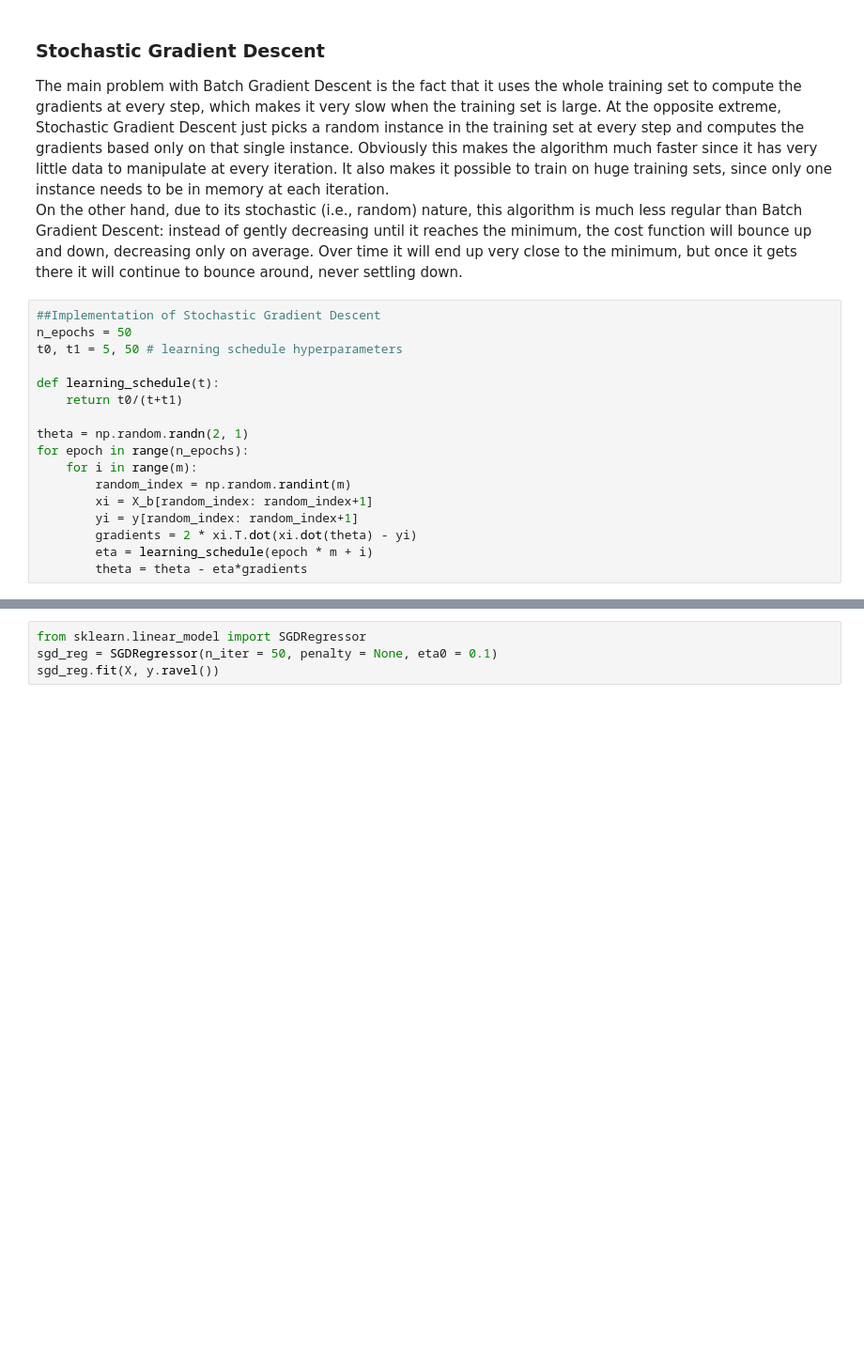
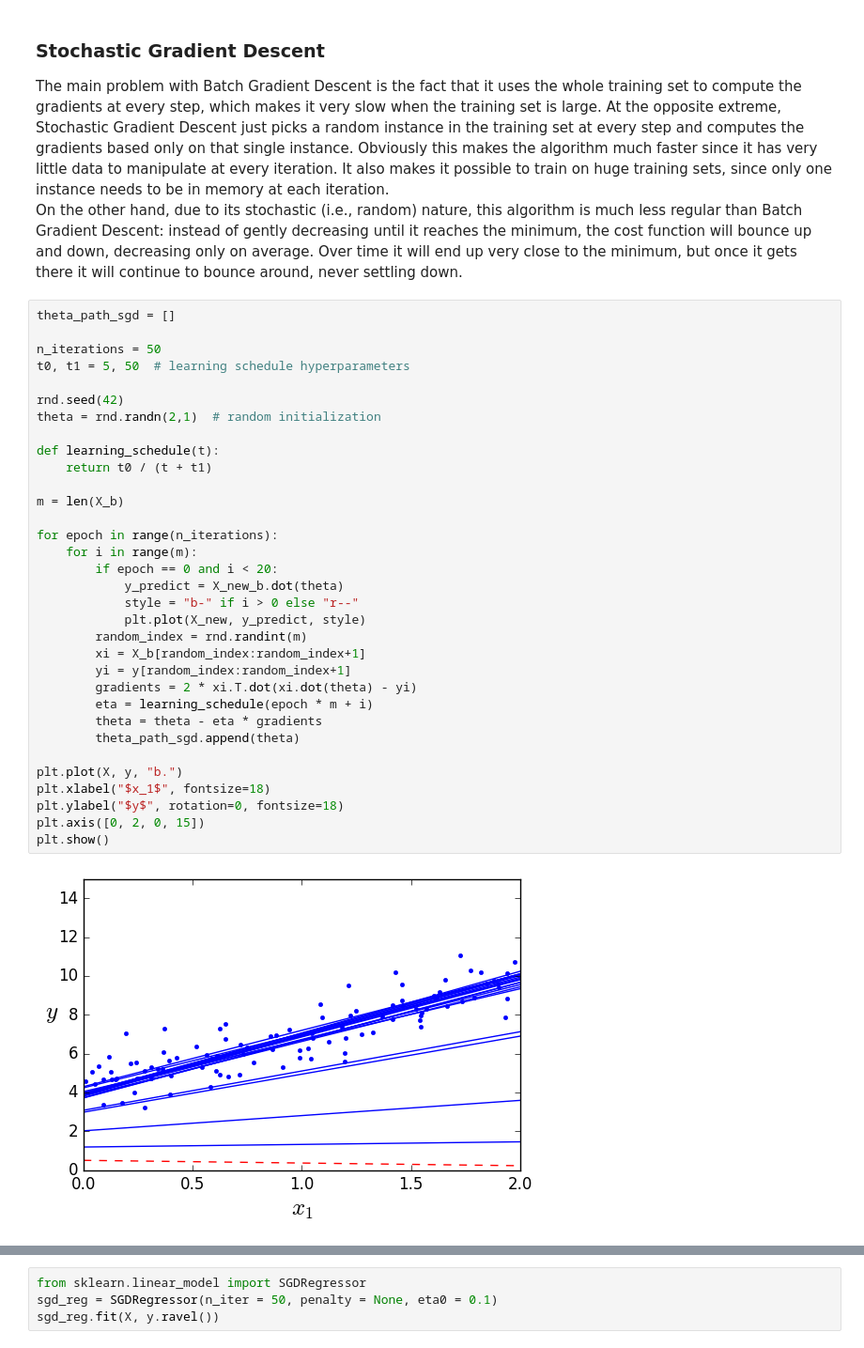
Before and after one commit to amitanalyste/machine-learning-master, a Jupyter notebook: TrainingModels.ipynb, the cells around one changed output, grey strips where cells are left out. Shown at 94% size. Drawn from its saved outputs; the diff is of its cells as text; blank space fills up the shorter version.

```diff
--- a/TrainingModels.ipynb
+++ b/TrainingModels.ipynb
@@ -103,22 +145,40 @@ array([[ 4.02232324],
 The main problem with Batch Gradient Descent is the fact that it uses the whole training set to compute the gradients at every step, which makes it very slow when the training set is large. At the opposite extreme, Stochastic Gradient Descent just picks a random instance in the training set at every step and computes the gradients based only on that single instance. Obviously this makes the algorithm much faster since it has very little data to manipulate at every iteration. It also makes it possible to train on huge training sets, since only one instance needs to be in memory at each iteration. <br>
 On the other hand, due to its stochastic (i.e., random) nature, this algorithm is much less regular than Batch Gradient Descent: instead of gently decreasing until it reaches the minimum, the cost function will bounce up and down, decreasing only on average. Over time it will end up very close to the minimum, but once it gets there it will continue to bounce around, never settling down.
 # %%
-##Implementation of Stochastic Gradient Descent
-n_epochs = 50
-t0, t1 = 5, 50 # learning schedule hyperparameters
+theta_path_sgd = []
+
+n_iterations = 50
+t0, t1 = 5, 50  # learning schedule hyperparameters
+
+rnd.seed(42)
+theta = rnd.randn(2,1)  # random initialization
 
 def learning_schedule(t):
-    return t0/(t+t1)
+    return t0 / (t + t1)
 
-theta = np.random.randn(2, 1)
-for epoch in range(n_epochs):
+m = len(X_b)
+
+for epoch in range(n_iterations):
     for i in range(m):
-        random_index = np.random.randint(m)
-        xi = X_b[random_index: random_index+1]
-        yi = y[random_index: random_index+1]
+        if epoch == 0 and i < 20:
+            y_predict = X_new_b.dot(theta)
+            style = "b-" if i > 0 else "r--"
+            plt.plot(X_new, y_predict, style)
+        random_index = rnd.randint(m)
+        xi = X_b[random_index:random_index+1]
+        yi = y[random_index:random_index+1]
         gradients = 2 * xi.T.dot(xi.dot(theta) - yi)
         eta = learning_schedule(epoch * m + i)
-        theta = theta - eta*gradients
+        theta = theta - eta * gradients
+        theta_path_sgd.append(theta)
+
+plt.plot(X, y, "b.")
+plt.xlabel("$x_1$", fontsize=18)
+plt.ylabel("$y$", rotation=0, fontsize=18)
+plt.axis([0, 2, 0, 15])
+plt.show()
+# %% [output]
+[figure, added]
 # %%
 theta
 # %% [output]
```
Also changed, not shown: parts of 44 cells of this notebook, 2 other files.
